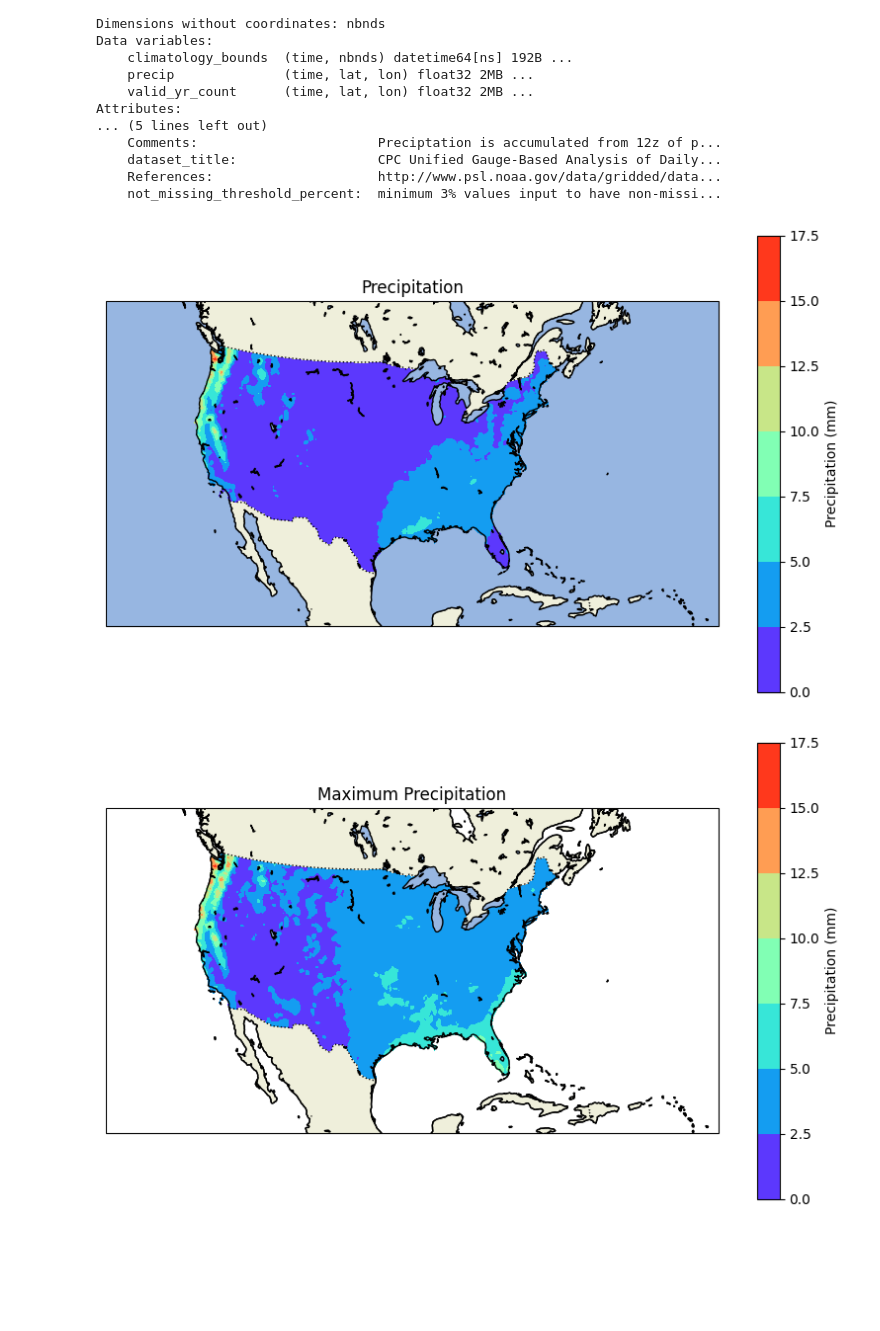
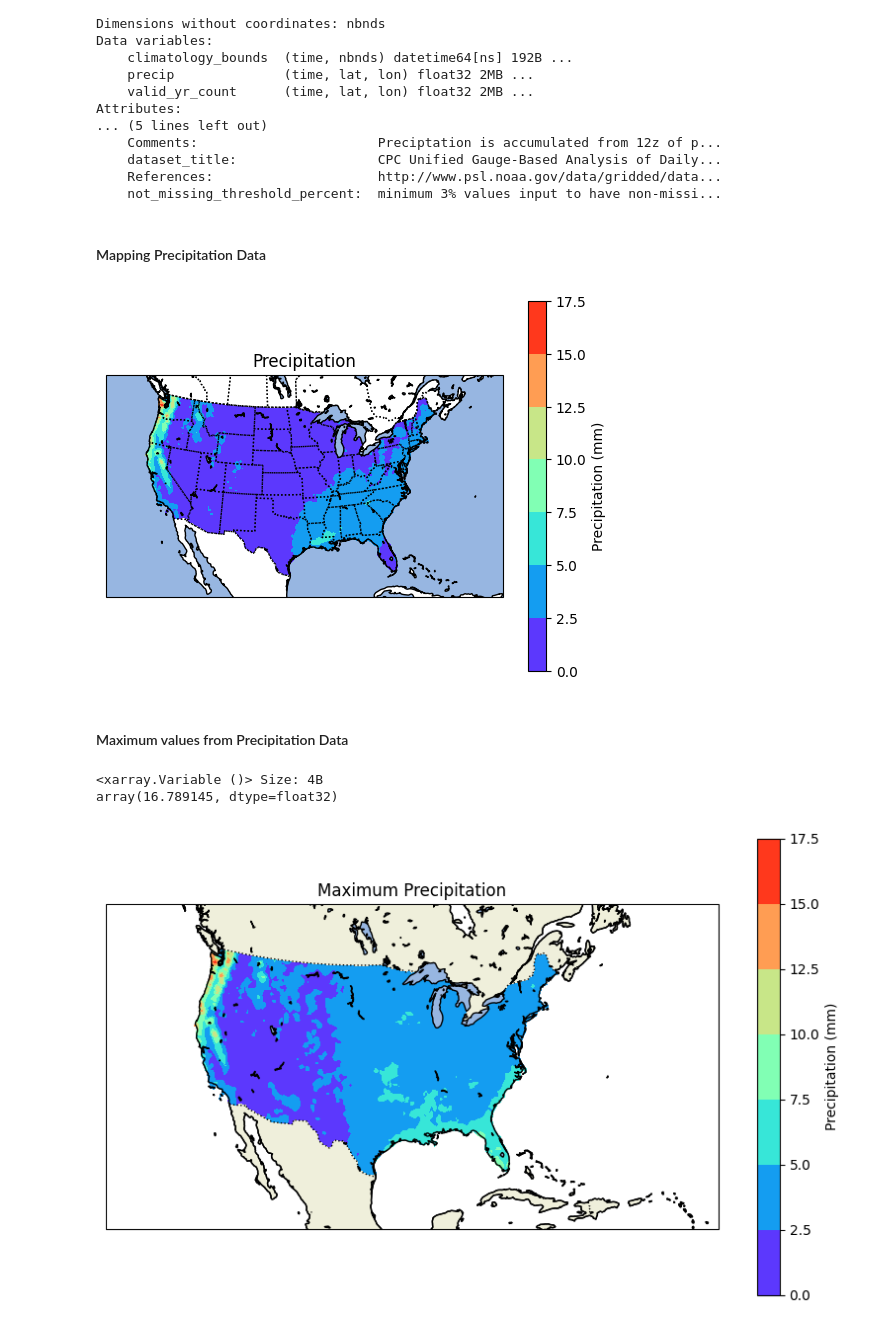
Before and after one commit to Kduff2/LandslideProject, a Jupyter notebook: term_paper.ipynb, the cells around one changed output. Saved outputs shown, nothing was run; the diff lists cells and outputs as text; code cells hidden in the pictures; blank space fills up the shorter version.

```diff
--- a/term_paper.ipynb
+++ b/term_paper.ipynb
@@ -170,28 +170,54 @@ lat = data.variables['lat'][:]
 lon = data.variables['lon'][:]
 time = data.variables['time'][:]
 precip = data.variables['precip'][:]
+# %% [markdown]
+#### Mapping Precipitation Data
 # %%
 import matplotlib.pyplot as plt
 import cartopy.crs as ccrs
 import cartopy.feature as cfeature
+import xarray as xr
 
-fig = plt.figure(figsize=(10, 6))
-ax = fig.add_subplot(1, 1, 1, projection=ccrs.AlbersEqualArea(central_longitude=-99, central_latitude=35))
-ax.add_feature(cfeature.LAND, edgecolor='black')
-ax.add_feature(cfeature.OCEAN)
-ax.add_feature(cfeature.COASTLINE)
-ax.add_feature(cfeature.BORDERS, linestyle=':')
-ax.add_feature(cfeature.LAKES, edgecolor='black')
+data = xr.open_dataset('precip.V1.0.mon.ltm.1991-2020.nc')
+lat = data.variables['lat'][:]
+lon = data.variables['lon'][:]
+time = data.variables['time'][:]
+precip = data.variables['precip'][:]
+
+
+map_precip = plt.subplot(1, 1, 1, projection=ccrs.AlbersEqualArea(central_longitude=-99, central_latitude=35))
+
+map_precip.set_extent([-125, -65, 20, 50])
+
+
+map_precip.add_feature(cfeature.OCEAN)
+map_precip.add_feature(cfeature.COASTLINE)
+map_precip.add_feature(cfeature.STATES, linestyle=':')
+map_precip.add_feature(cfeature.BORDERS, linestyle=':')
+map_precip.add_feature(cfeature.LAKES, edgecolor='Black')
+
 
 
 plt.contourf(lon, lat, precip[0, :, :], transform=ccrs.PlateCarree(), cmap='rainbow')
 plt.colorbar(label='Precipitation (mm)')
 plt.title('Precipitation')
 plt.xlabel('Longitude')
 plt.ylabel('Latitude')
 plt.show()
 # %% [output]
-[figure, old version]
+[figure, new version]
+# %% [markdown]
+#### Maximum values from Precipitation Data
+# %%
+import numpy as np
+precip = data.variables['precip'][:]
+
+max_precip = np.max(precip)
+
+print(max_precip)
+# %% [output]
+<xarray.Variable ()> Size: 4B
+array(16.789145, dtype=float32)
 # %%
 import numpy as np
 max_precip = np.max(precip, axis=0)
```
Also changed, not shown: parts of 2 cells of this notebook, 1 other file.
